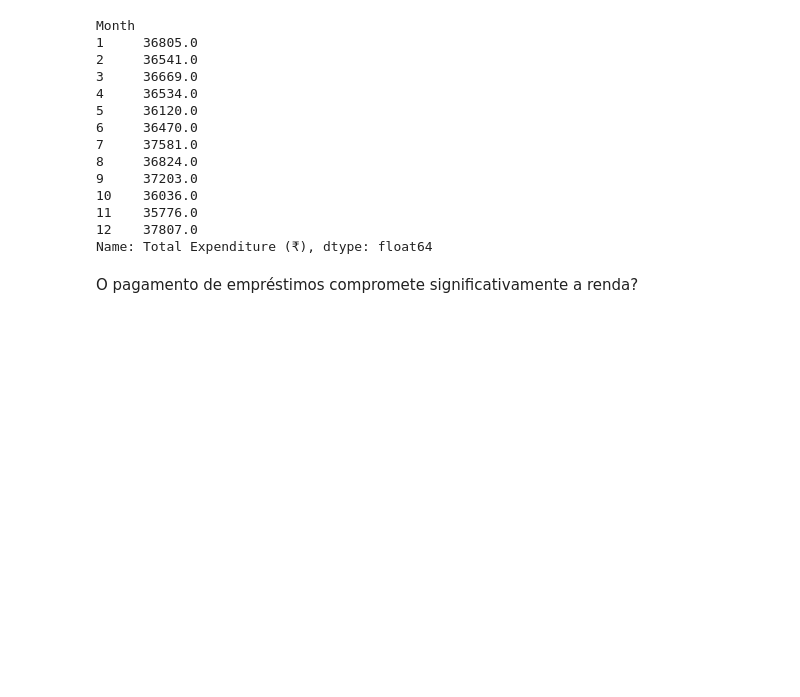
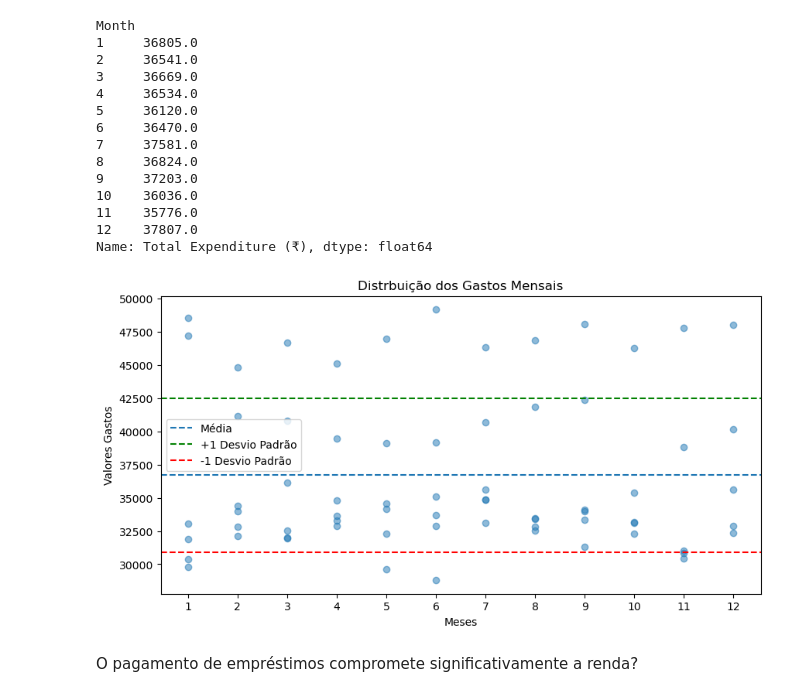
Before and after one commit to emiliogaspar27/data-analysis-portfolio, a Jupyter notebook: Monthly_Spending_Analysis/notebooks/Monthly_Spending_Analysis.ipynb, the cells around one changed output. Drawn from its saved outputs; the diff is of its cells as text; code cells hidden in the pictures; blank space fills up the shorter version.

```diff
--- a/Monthly_Spending_Analysis/notebooks/Monthly_Spending_Analysis.ipynb
+++ b/Monthly_Spending_Analysis/notebooks/Monthly_Spending_Analysis.ipynb
@@ -190,6 +205,27 @@ Month
 11    35776.0
 12    37807.0
 Name: Total Expenditure (₹), dtype: float64
+# %%
+meses = df['Month'].dt.month
+gastos_mensais = df['Total Expenditure (₹)']
+
+media_gastos_mensais = np.mean(gastos_mensais)
+desvio = np.std(gastos)
+
+plt.figure(figsize=(10, 5))
+plt.scatter(meses,gastos_mensais,alpha=0.5)
+plt.axhline(media_gastos_mensais, linestyle='--', label='Média')
+plt.axhline(media_gastos_mensais + desvio, linestyle='--', label='+1 Desvio Padrão', color='green')
+plt.axhline(media_gastos_mensais - desvio, linestyle='--', label='-1 Desvio Padrão', color='red')
+
+plt.title('Distrbuição dos Gastos Mensais')
+plt.xlabel('Meses')
+plt.ylabel('Valores Gastos')
+plt.legend(loc=0)
+plt.xticks(np.arange(1, 13))
+plt.show()
+# %% [output]
+[figure, added]
 # %% [markdown]
 O pagamento de empréstimos compromete significativamente a renda?
 # %%
```
Also changed, not shown: parts of 2 cells of this notebook.
